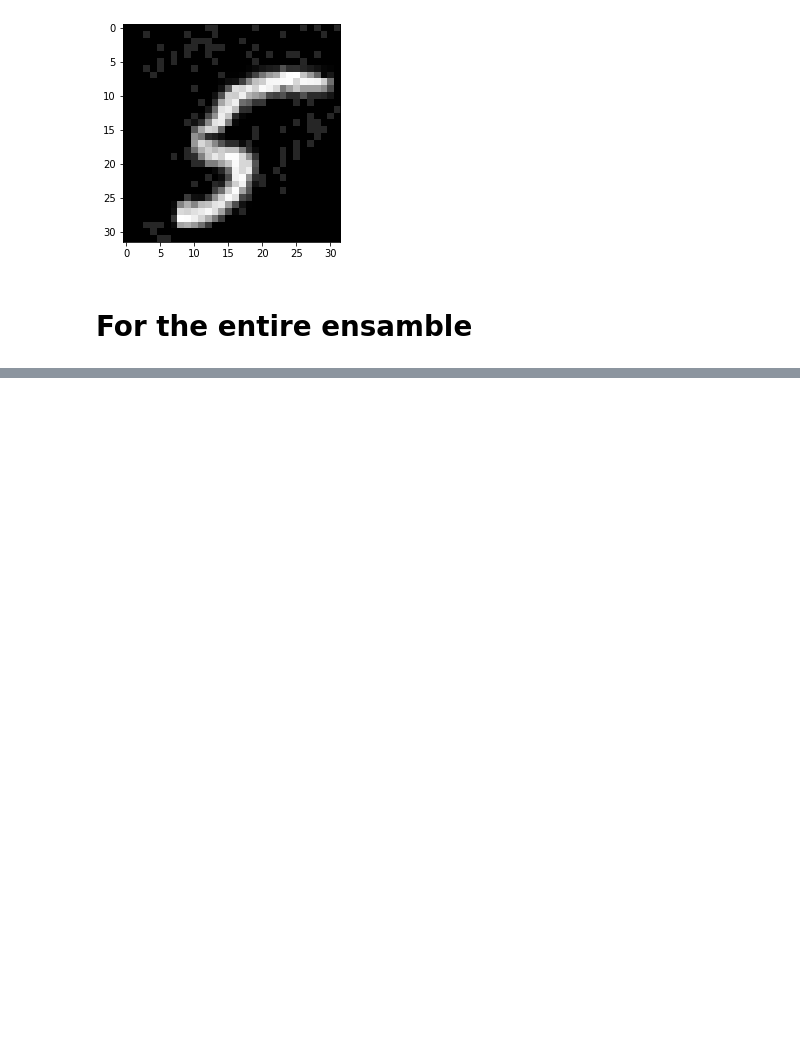
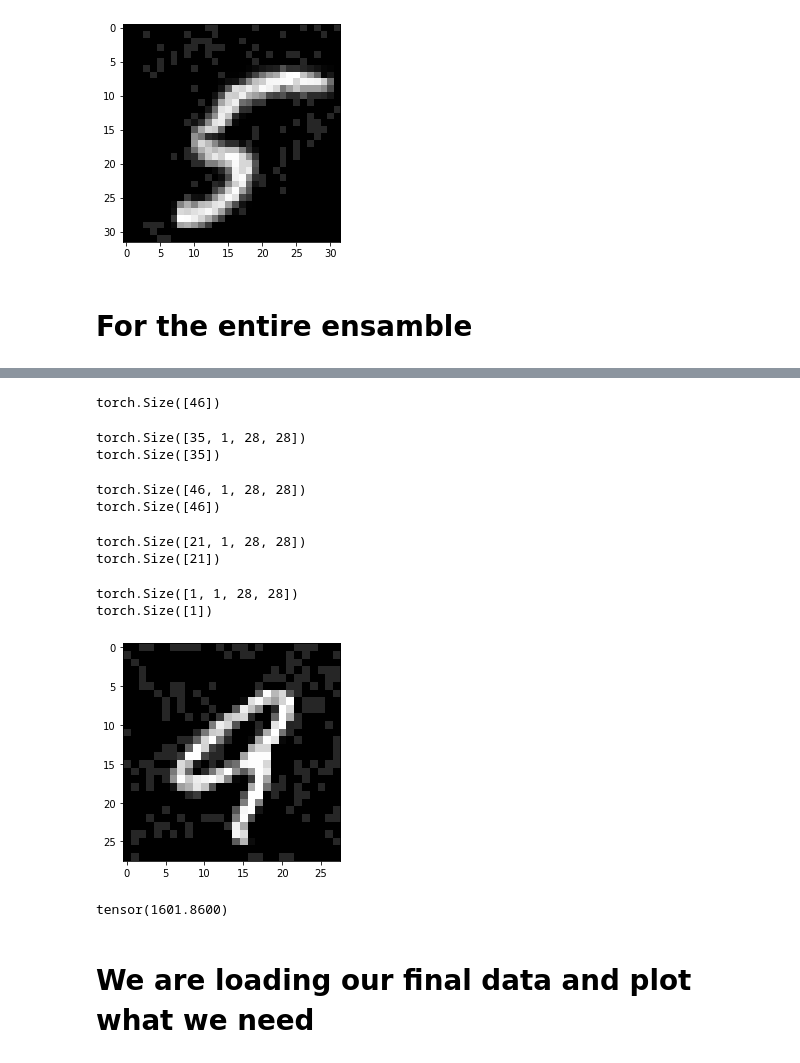
Before and after one commit to xTavi/BlackBoxAttack, a Jupyter notebook: BlackBoxAttack.ipynb, the cells around one changed output, grey strips where cells are left out. Saved outputs shown, nothing was run; the diff lists cells and outputs as text; code cells hidden in the pictures; blank space fills up the shorter version.

```diff
--- a/BlackBoxAttack.ipynb
+++ b/BlackBoxAttack.ipynb
@@ -1939,0 +1570,41 @@ LeNet555(
+# %%
+d = torch.load("44queries44.csv")
+d.size()
+# %% [output]
+torch.Size([46])
+# %%
+patch1_35 = torch.load('4forth4.csv')
+patch1_queries = torch.load("4queries4.csv")
+print(patch1_35.size())
+print(patch1_queries.size())
+# %% [output]
+torch.Size([35, 1, 28, 28])
+torch.Size([35])
+# %%
+patch2_46 = torch.load('44forth44.csv')
+patch2_queries = torch.load("44queries44.csv")
+print(patch2_46.size())
+print(patch2_queries.size())
+# %% [output]
+torch.Size([46, 1, 28, 28])
+torch.Size([46])
+# %%
+patch3_21 = torch.load('444forth444.csv')
+patch3_queries = torch.load("444queries444.csv")
+print(patch3_21.size())
+print(patch3_queries.size())
+# %% [output]
+torch.Size([21, 1, 28, 28])
+torch.Size([21])
+# %%
+patch4_1 = torch.load('4444forth4444.csv')
+patch4_queries = torch.load("4444queries4444.csv")
+print(patch4_1.size())
+print(patch4_queries.size())
+# %% [output]
+torch.Size([1, 1, 28, 28])
+torch.Size([1])
+# %%
+print_image(patch3_21[20])
+# %% [output]
+[figure, added]
@@ -1939,0 +1617,6 @@ LeNet555(
+# %%
+final_queries.mean()
+# %% [output]
+tensor(1601.8600)
+# %% [markdown]
+# We are loading our final data and plot what we need
```
Also changed, not shown: parts of 65 cells of this notebook.
